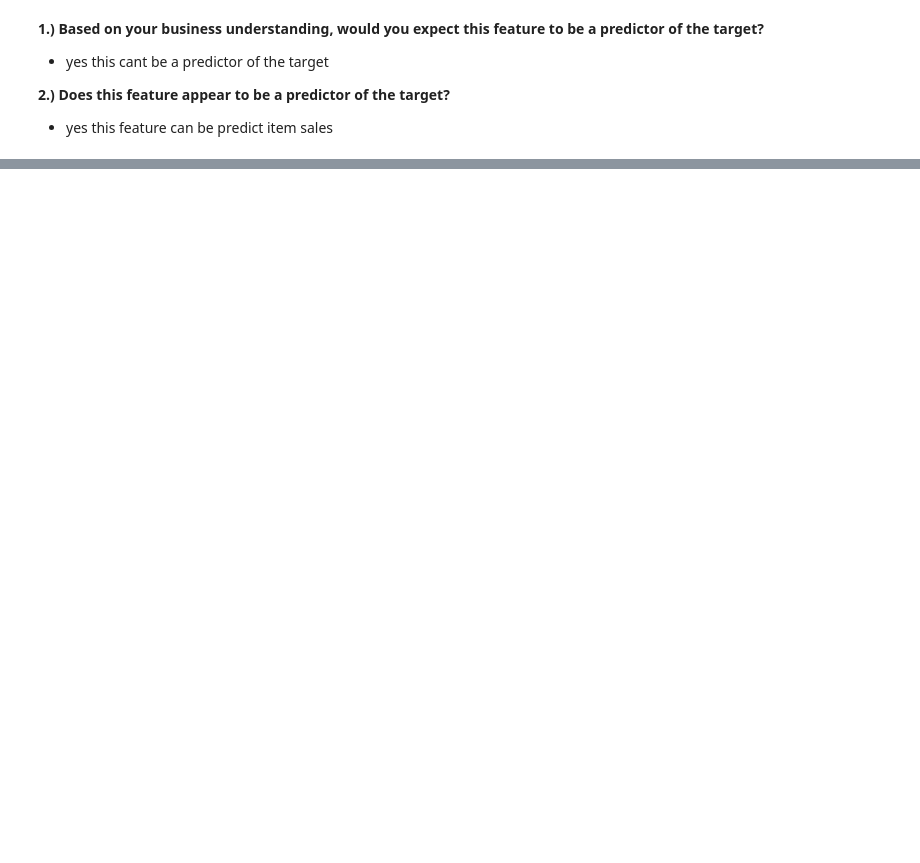
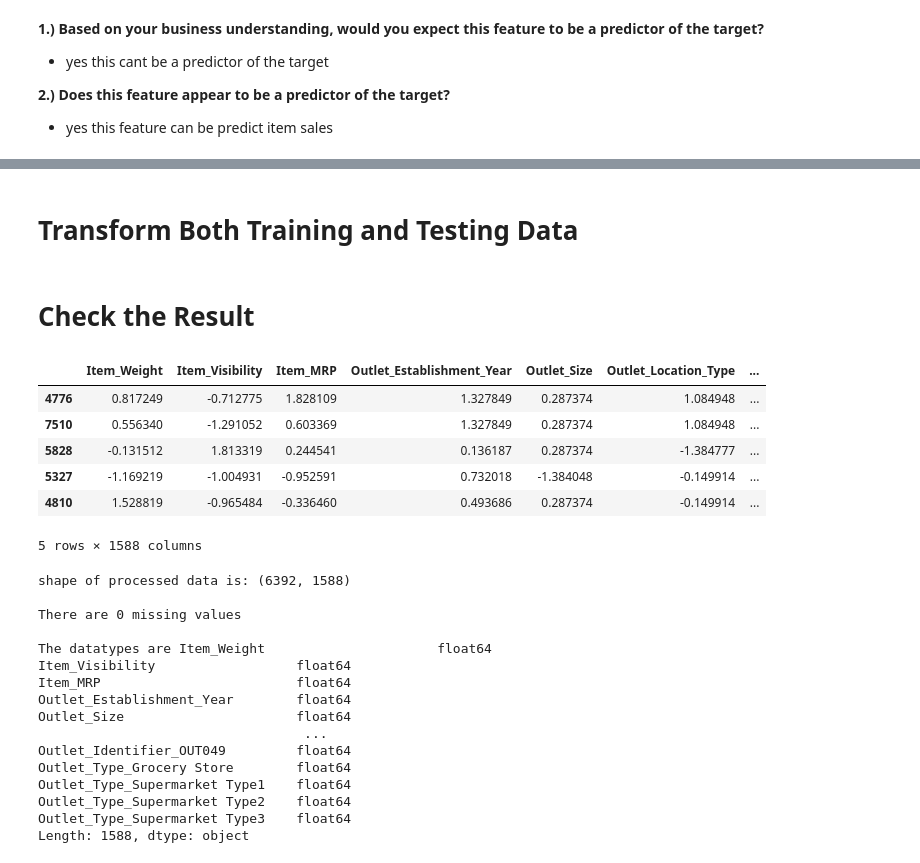
Before and after one commit to aksalas/Prediction-of-Product-Sales, a Jupyter notebook: Prediction_of_Product_Sales_.ipynb, the cells around one changed output, grey strips where cells are left out. Drawn from its saved outputs; the diff is of its cells as text; code cells hidden in the pictures; blank space fills up the shorter version.

```diff
--- a/Prediction_of_Product_Sales_.ipynb
+++ b/Prediction_of_Product_Sales_.ipynb
@@ -958,0 +1133,16 @@ plot_categorical_vs_target(df, feature);
+# %%
+# Preprocessing Pipeline for OHE
+# list of nominal column names
+nominal_cols = X_train.select_dtypes('object').drop(columns=ordinal_cols).columns
+
+# Transformers
+
+missing_imputer = SimpleImputer(strategy='constant', fill_value='missing')
+ohe = OneHotEncoder(sparse=False, handle_unknown='ignore')
+
+# Pipeline
+nom_pipeline = make_pipeline(missing_imputer , ohe)
+
+# Tuple
+ohe_tuple = ('categorical',nom_pipeline, nominal_cols)
+nom_pipeline
@@ -958,0 +1162,6 @@ plot_categorical_vs_target(df, feature);
+# %%
+# Instantiate the make column transformer
+col_transformer = ColumnTransformer([numeric_tuple,
+                                       ord_tuple,
+                                       ohe_tuple],
+                                       remainder='drop', verbose_feature_names_out=False)
@@ -958,0 +1170,3 @@ plot_categorical_vs_target(df, feature);
+# %%
+# Fit the column transformer on the X_train
+col_transformer.fit(X_train)
@@ -958,0 +1191,2 @@ plot_categorical_vs_target(df, feature);
+# %% [markdown]
+# Transform Both Training and Testing Data
@@ -958,0 +1197,39 @@ plot_categorical_vs_target(df, feature);
+# %%
+# Transform the X_train and the X_test
+X_train_proc = col_transformer.transform(X_train)
+X_test_proc = col_transformer.transform(X_test)
+# %% [markdown]
+# Check the Result
+# %%
+# Display the first (5) rows of the dataframe
+display(X_train_proc.head())
+# Check the shape
+print(f'\nshape of processed data is: {X_train_proc.shape}')
+# Check for remaining missing values
+print(f'\nThere are {X_train_proc.isna().sum().sum()} missing values')
+# Check the data types
+print(f'\nThe datatypes are {X_train_proc.dtypes}')
+# %% [output]
+|  | Item_Weight | Item_Visibility | Item_MRP | Outlet_Establishment_Year | Outlet_Size | Outlet_Location_Type | ... |
+| 4776 | 0.817249 | -0.712775 | 1.828109 | 1.327849 | 0.287374 | 1.084948 | ... |
+| 7510 | 0.556340 | -1.291052 | 0.603369 | 1.327849 | 0.287374 | 1.084948 | ... |
+| 5828 | -0.131512 | 1.813319 | 0.244541 | 0.136187 | 0.287374 | -1.384777 | ... |
+| 5327 | -1.169219 | -1.004931 | -0.952591 | 0.732018 | -1.384048 | -0.149914 | ... |
+| 4810 | 1.528819 | -0.965484 | -0.336460 | 0.493686 | 0.287374 | -0.149914 | ... |
+5 rows × 1588 columns
+shape of processed data is: (6392, 1588)
+
+There are 0 missing values
+
+The datatypes are Item_Weight                      float64
+Item_Visibility                  float64
+Item_MRP                         float64
+Outlet_Establishment_Year        float64
+Outlet_Size                      float64
+                                  ...
+Outlet_Identifier_OUT049         float64
+Outlet_Type_Grocery Store        float64
+Outlet_Type_Supermarket Type1    float64
+Outlet_Type_Supermarket Type2    float64
+Outlet_Type_Supermarket Type3    float64
+Length: 1588, dtype: object
```
Also changed, not shown: parts of 49 cells of this notebook.
